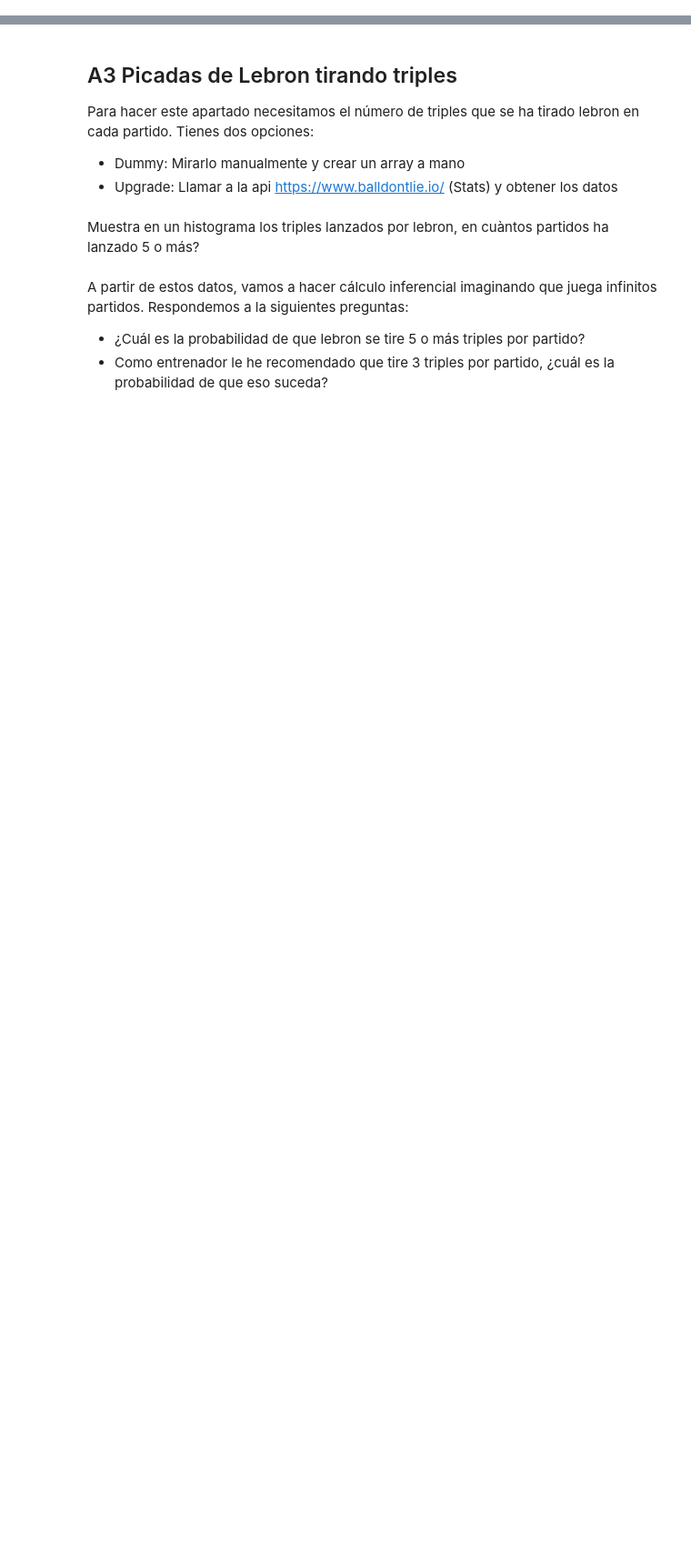
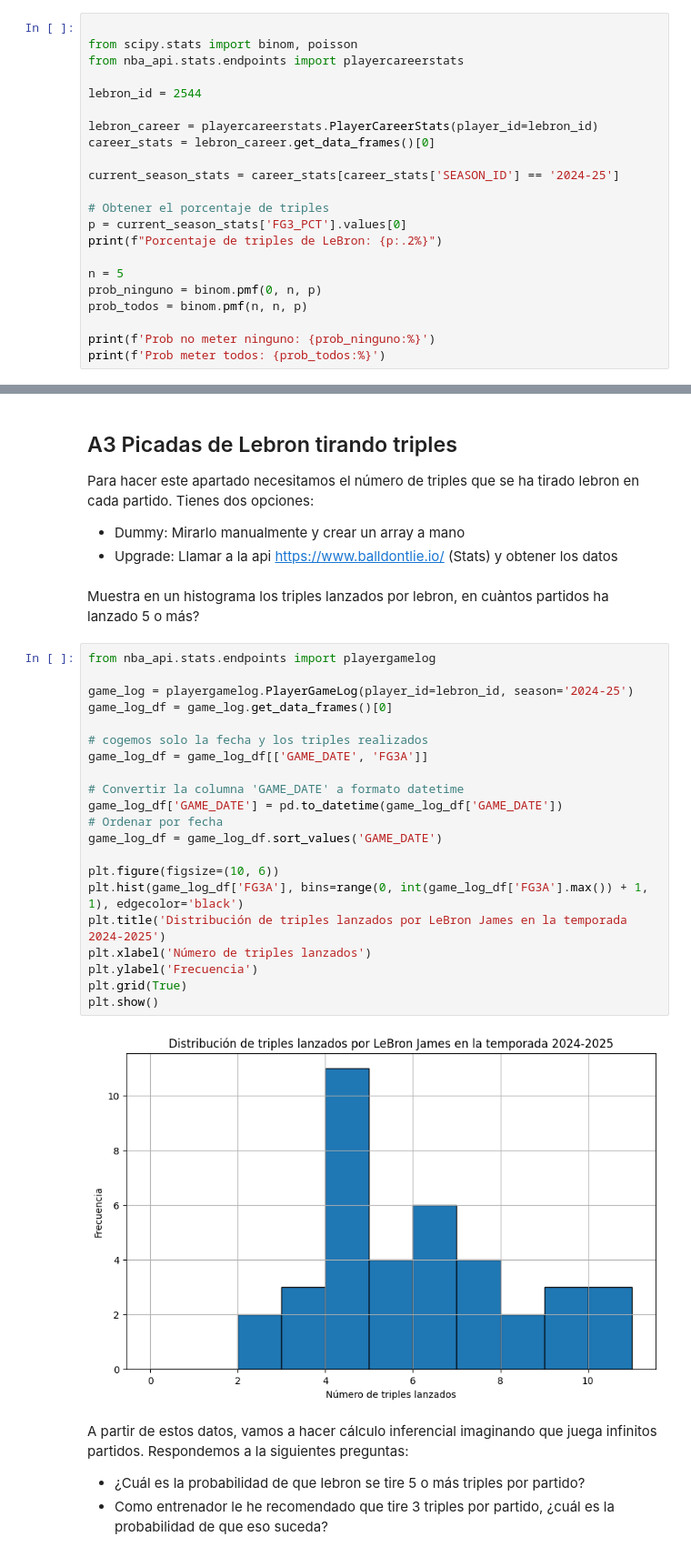
Before and after one commit to eric-escrich/IAB_classe, a Jupyter notebook: M1_Ruben_datasciencie/practicas/prac5_DISTRIBUCIONES/PE2_DISTRIBUTIONS_NBA.ipynb, the cells around one changed output, grey strips where cells are left out. Shown at 91% size. Cells and saved outputs as stored; diff of their text form; blank space fills up the shorter version.

```diff
--- a/M1_Ruben_datasciencie/practicas/prac5_DISTRIBUCIONES/PE2_DISTRIBUTIONS_NBA.ipynb
+++ b/M1_Ruben_datasciencie/practicas/prac5_DISTRIBUCIONES/PE2_DISTRIBUTIONS_NBA.ipynb
@@ -76,3 +113,25 @@ Parece que este año lebron  está bastante acertado en el triple. Suponiendo qu
 
 * ¿Cuál es la probabilidad de que no meta ninguno?
 * ¿Cuál es la probabilidad de que los meta todos?
+# %%
+
+from scipy.stats import binom, poisson
+from nba_api.stats.endpoints import playercareerstats
+
+lebron_id = 2544
+
+lebron_career = playercareerstats.PlayerCareerStats(player_id=lebron_id)
+career_stats = lebron_career.get_data_frames()[0]
+
+current_season_stats = career_stats[career_stats['SEASON_ID'] == '2024-25']
+
+# Obtener el porcentaje de triples
+p = current_season_stats['FG3_PCT'].values[0]
+print(f"Porcentaje de triples de LeBron: {p:.2%}")
+
+n = 5
+prob_ninguno = binom.pmf(0, n, p)
+prob_todos = binom.pmf(n, n, p)
+
+print(f'Prob no meter ninguno: {prob_ninguno:%}')
+print(f'Prob meter todos: {prob_todos:%}')
@@ -89,6 +162,29 @@ Para hacer este apartado necesitamos el número de triples que se ha tirado lebr
 * Upgrade: Llamar a la api https://www.balldontlie.io/ (Stats) y obtener los datos
 # %% [markdown]
 Muestra en un histograma los triples lanzados por lebron, en cuàntos partidos ha lanzado 5 o más?
+# %%
+from nba_api.stats.endpoints import playergamelog
+
+game_log = playergamelog.PlayerGameLog(player_id=lebron_id, season='2024-25')
+game_log_df = game_log.get_data_frames()[0]
+
+# cogemos solo la fecha y los triples realizados
+game_log_df = game_log_df[['GAME_DATE', 'FG3A']]
+
+# Convertir la columna 'GAME_DATE' a formato datetime
+game_log_df['GAME_DATE'] = pd.to_datetime(game_log_df['GAME_DATE'])
+# Ordenar por fecha
+game_log_df = game_log_df.sort_values('GAME_DATE')
+
+plt.figure(figsize=(10, 6))
+plt.hist(game_log_df['FG3A'], bins=range(0, int(game_log_df['FG3A'].max()) + 1, 1), edgecolor='black')
+plt.title('Distribución de triples lanzados por LeBron James en la temporada 2024-2025')
+plt.xlabel('Número de triples lanzados')
+plt.ylabel('Frecuencia')
+plt.grid(True)
+plt.show()
+# %% [output]
+[figure, added]
 # %% [markdown]
 A partir de estos datos, vamos a hacer cálculo inferencial imaginando que juega infinitos partidos. Respondemos a la siguientes preguntas:
 
```
Also changed, not shown: parts of 6 cells of this notebook, 31 other files.
